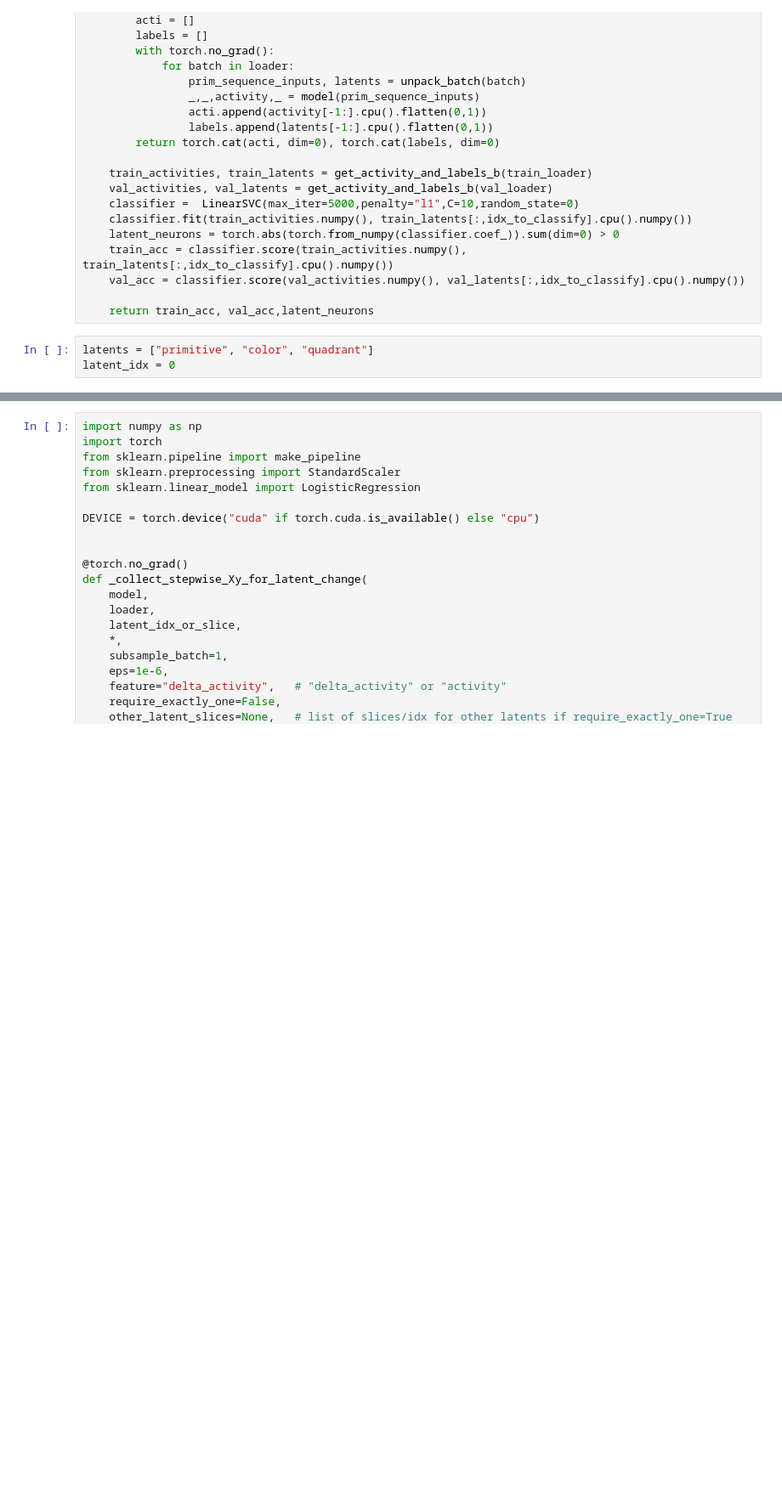
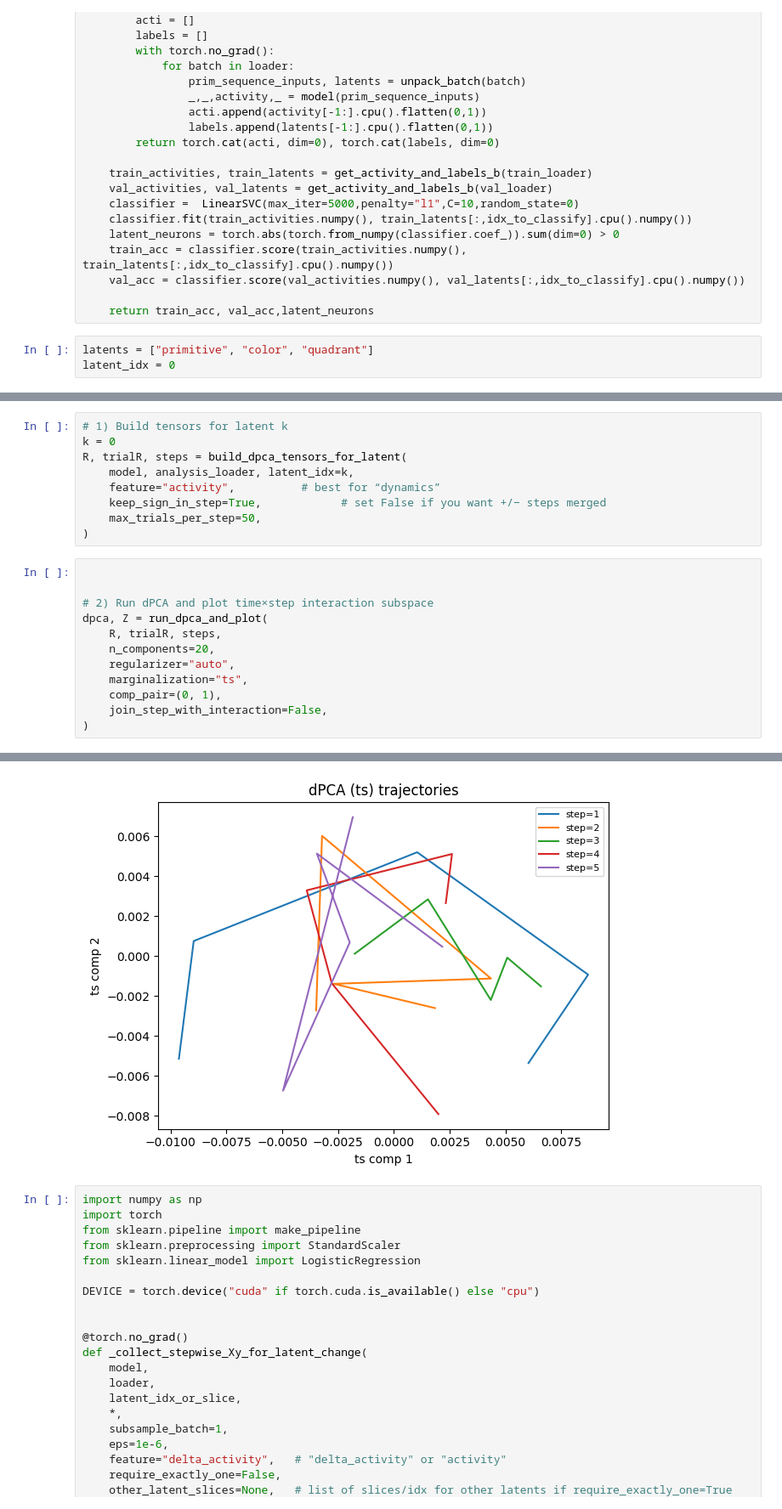
Before and after one commit to gauthierboeshertz/comp_predictive_learning, a Jupyter notebook: notebooks/check_tanh.ipynb, the cells around one changed output, grey strips where cells are left out. Shown at 85% size. Saved outputs shown, nothing was run; the diff lists cells and outputs as text; blank space fills up the shorter version.

```diff
--- a/notebooks/check_tanh.ipynb
+++ b/notebooks/check_tanh.ipynb
@@ -166,0 +1013,22 @@ Latent: position, Train acc: 1.0, Val acc: 1.0, Num neurons: 20
+# %%
+# 1) Build tensors for latent k
+k = 0
+R, trialR, steps = build_dpca_tensors_for_latent(
+    model, analysis_loader, latent_idx=k,
+    feature="activity",          # best for “dynamics”
+    keep_sign_in_step=True,            # set False if you want +/− steps merged
+    max_trials_per_step=50,
+)
+# %%
+
+
+# 2) Run dPCA and plot time×step interaction subspace
+dpca, Z = run_dpca_and_plot(
+    R, trialR, steps,
+    n_components=20,
+    regularizer="auto",
+    marginalization="ts",
+    comp_pair=(0, 1),
+    join_step_with_interaction=False,
+)
+# %% [output]
@@ -167,3 +1052,4 @@ Latent: position, Train acc: 1.0, Val acc: 1.0, Num neurons: 20
+[figure, added]
 # %%
 import numpy as np
 import torch
```
Also changed, not shown: parts of 22 cells of this notebook.
